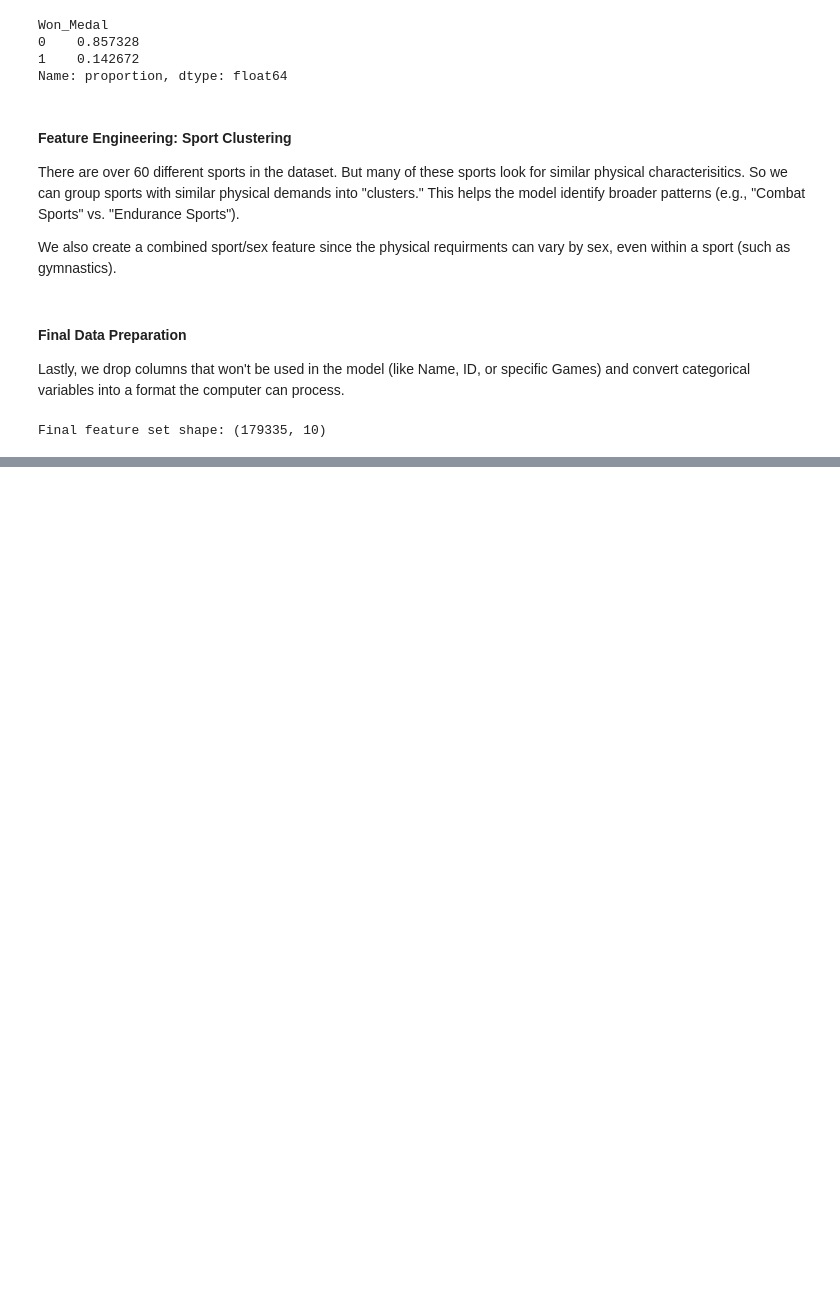
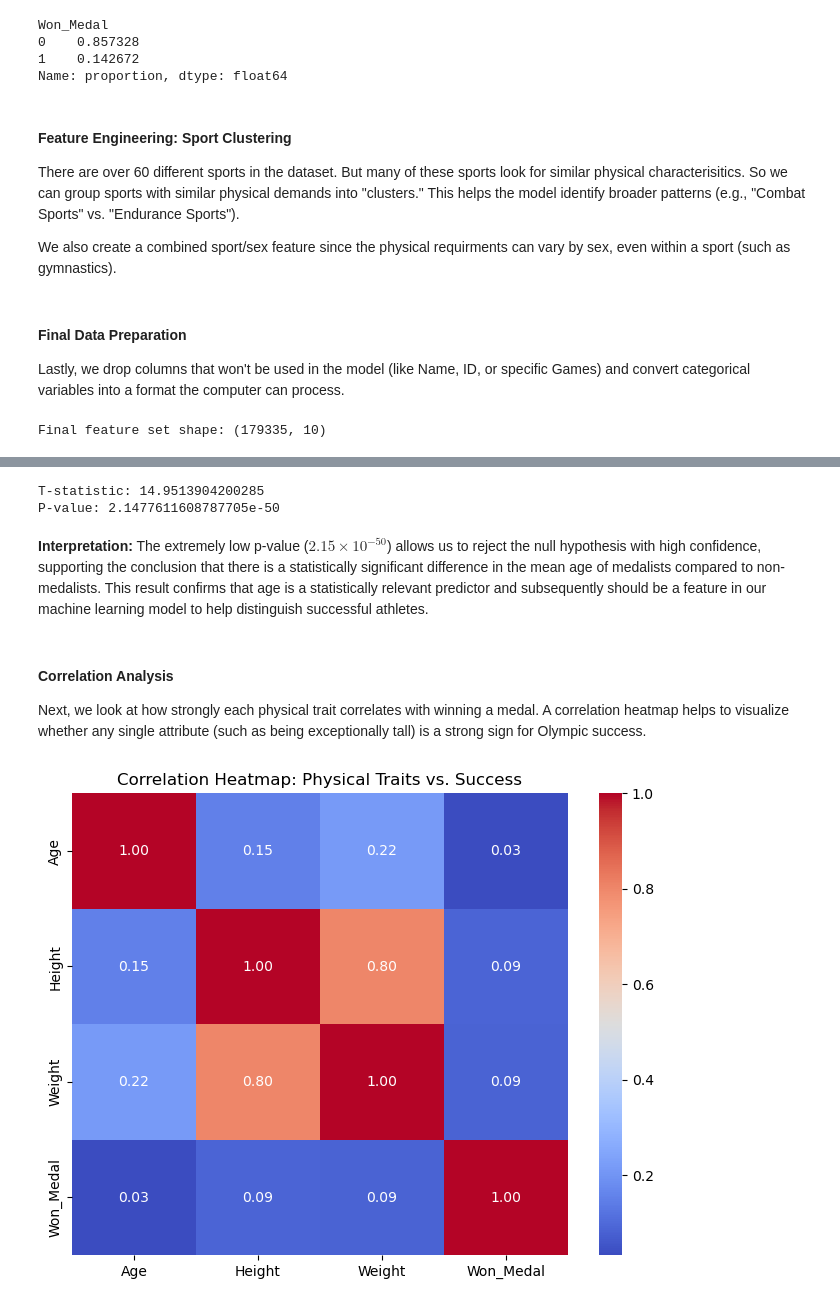
Before and after one commit to Michael-1898/OlympicsAnalysis_CMSC320, a Jupyter notebook: OlympicsAnalysis_Tutorial.ipynb, the cells around one changed output, grey strips where cells are left out. Drawn from its saved outputs; the diff is of its cells as text; code cells hidden in the pictures; blank space fills up the shorter version.

Commit message:
Finished Exploratory Data Analysis Section

```diff
--- a/OlympicsAnalysis_Tutorial.ipynb
+++ b/OlympicsAnalysis_Tutorial.ipynb
@@ -118,0 +161,29 @@ Final feature set shape: (179335, 10)
+# %%
+# Splitting the data into medalists and non-medalists
+medalists = modern_olympics[modern_olympics['Won_Medal'] == 1]['Age']
+non_medalists = modern_olympics[modern_olympics['Won_Medal'] == 0]['Age']
+
+# Welch's t-test
+t_stat, p_val = ttest_ind(medalists, non_medalists, equal_var=False)
+
+print(f"T-statistic: {t_stat}")
+print(f"P-value: {p_val}")
+# %% [output]
+T-statistic: 14.9513904200285
+P-value: 2.1477611608787705e-50
+# %% [markdown]
+**Interpretation:** The extremely low p-value ($2.15 \times 10^{-50}$) allows us to reject the null hypothesis with high confidence, supporting the conclusion that there is a statistically significant difference in the mean age of medalists compared to non-medalists. This result confirms that age is a statistically relevant predictor and subsequently should be a feature in our machine learning model to help distinguish successful athletes.
+# %% [markdown]
+#### Correlation Analysis
+Next, we look at how strongly each physical trait correlates with winning a medal. A correlation heatmap helps to visualize whether any single attribute (such as being exceptionally tall) is a strong sign for Olympic success.
+# %%
+# Correlation matrix
+corr_matrix = modern_olympics[['Age', 'Height', 'Weight', 'Won_Medal']].corr()
+
+# Plotting the heatmap
+plt.figure(figsize=(8, 6))
+sns.heatmap(corr_matrix, annot=True, cmap='coolwarm', fmt=".2f")
+plt.title('Correlation Heatmap: Physical Traits vs. Success')
+plt.show()
+# %% [output]
+[figure, added]
```
Also changed, not shown: parts of 9 cells of this notebook.
